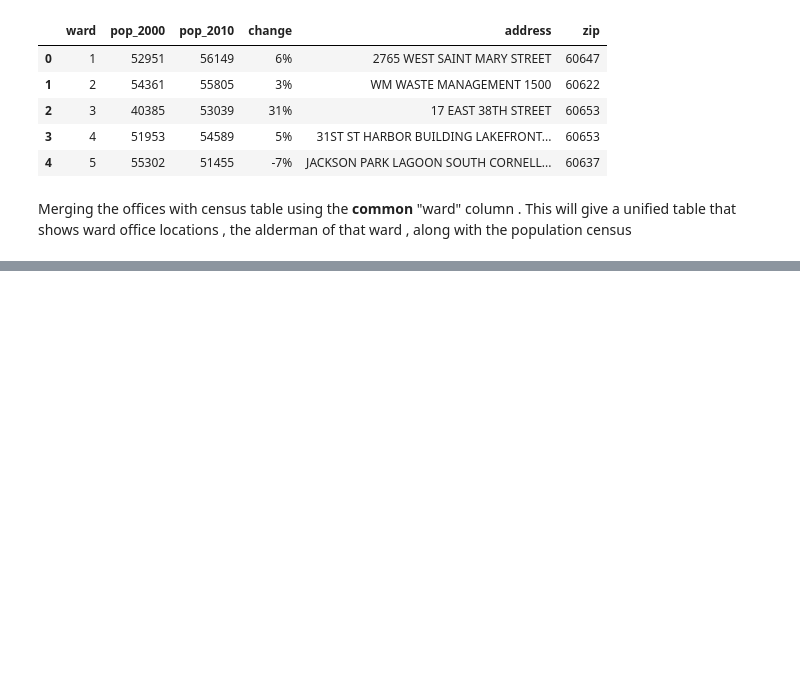
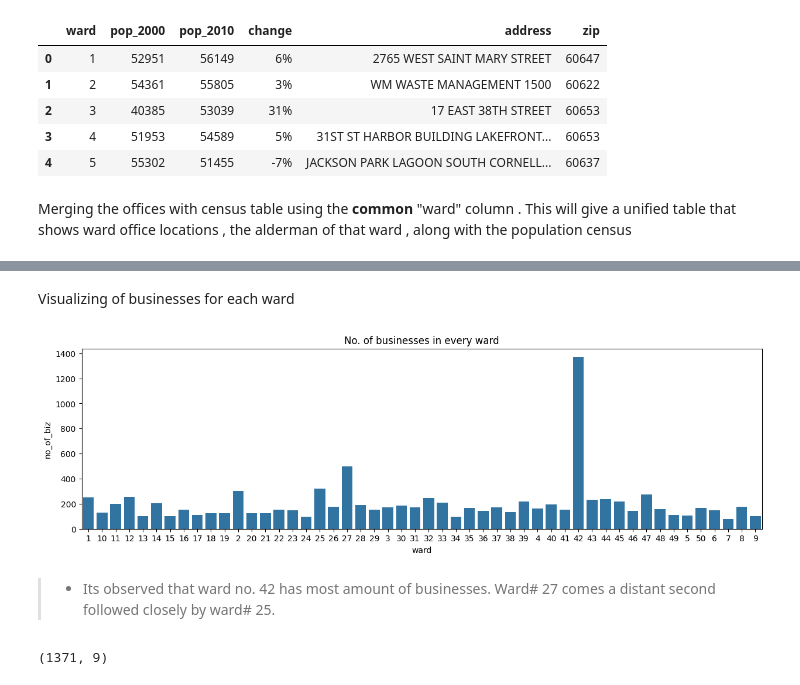
Before and after one commit to abhijeet-bhambere/exploratory_data_analysis, a Jupyter notebook: joins_and_merges.ipynb, the cells around one changed output, grey strips where cells are left out. Cells and saved outputs as stored; diff of their text form; code cells hidden in the pictures; blank space fills up the shorter version.

```diff
--- a/joins_and_merges.ipynb
+++ b/joins_and_merges.ipynb
@@ -23,7 +24,8 @@ The pd.merge() function is the most flexible method, performing SQL-style join o
 # %%
 # Loading the offices & census datasets
 offices = pd.read_pickle("./datasets_joins_merges/ward.p")
-
 census= pd.read_pickle("./datasets_joins_merges/census.p")
-print(f"{offices.shape} and {census.shape}" )
+licenses = pd.read_pickle("./datasets_joins_merges/licenses.p")
+zip = pd.read_pickle("./datasets_joins_merges/zip_demo.p")
+print(f"offices- {offices.shape} ; census- {census.shape} ; licenses- {licenses.shape}" )
 # %% [output]
@@ -60,0 +96,3 @@ offices_census.head()
+# %%
+licenses_ward_zip = licenses.merge(zip , on="zip").merge(offices, on="ward")
+licenses_ward_zip.head()
@@ -60,0 +119,3 @@ offices_census.head()
+# %%
+cta_stats2 = licenses_ward_zip.groupby("ward").agg(median_income=("income","median") , no_of_biz=("business","count")).round(2).reset_index()
+cta_stats2.head()
@@ -60,0 +142,15 @@ offices_census.head()
+# %% [markdown]
+Visualizing of businesses for each ward
+# %%
+plt.figure(figsize=(15,4))
+sns.barplot(data=cta_stats2, x="ward", y="no_of_biz")
+plt.title("No. of businesses in every ward")
+plt.show()
+# %% [output]
+[figure, added]
+# %% [markdown]
+>- Its observed that ward no. 42 has most amount of businesses. Ward# 27 comes a distant second followed closely by ward# 25.
+# %%
+offices_licenses[offices_licenses["ward"]=="42"].shape
+# %% [output]
+(1371, 9)
```
Also changed, not shown: parts of 26 cells of this notebook.
